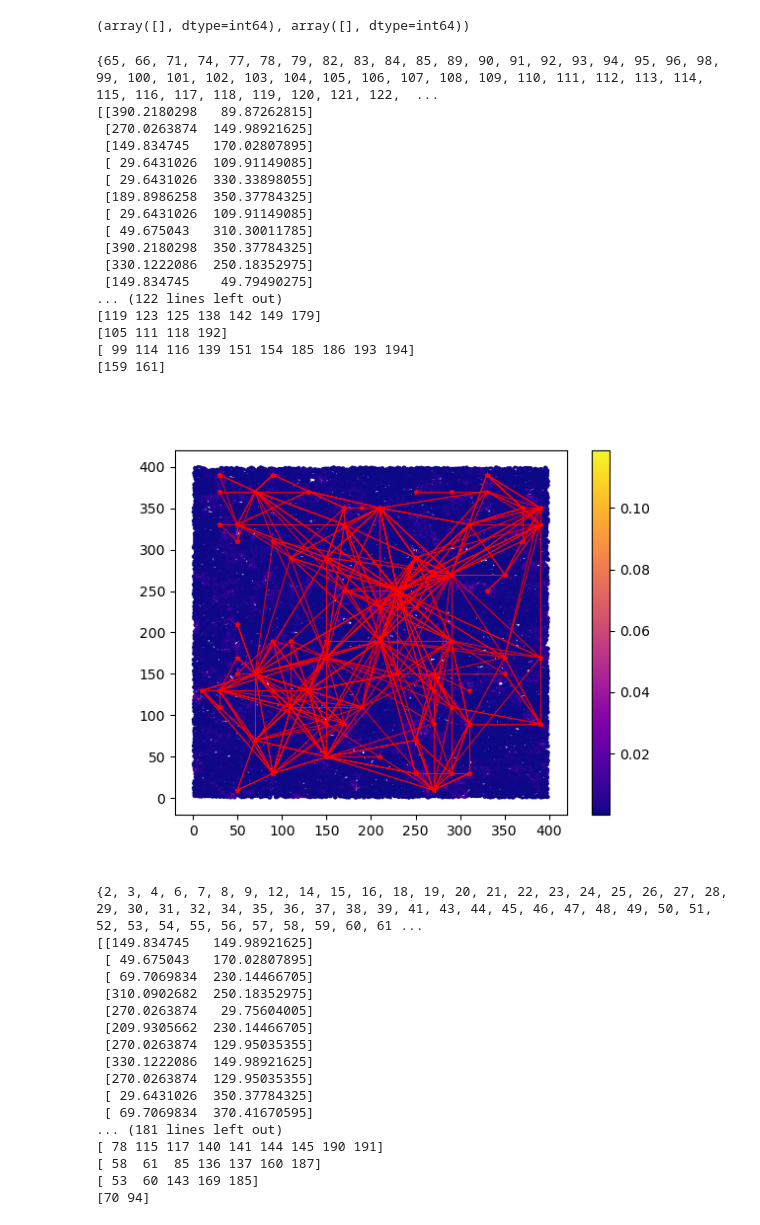
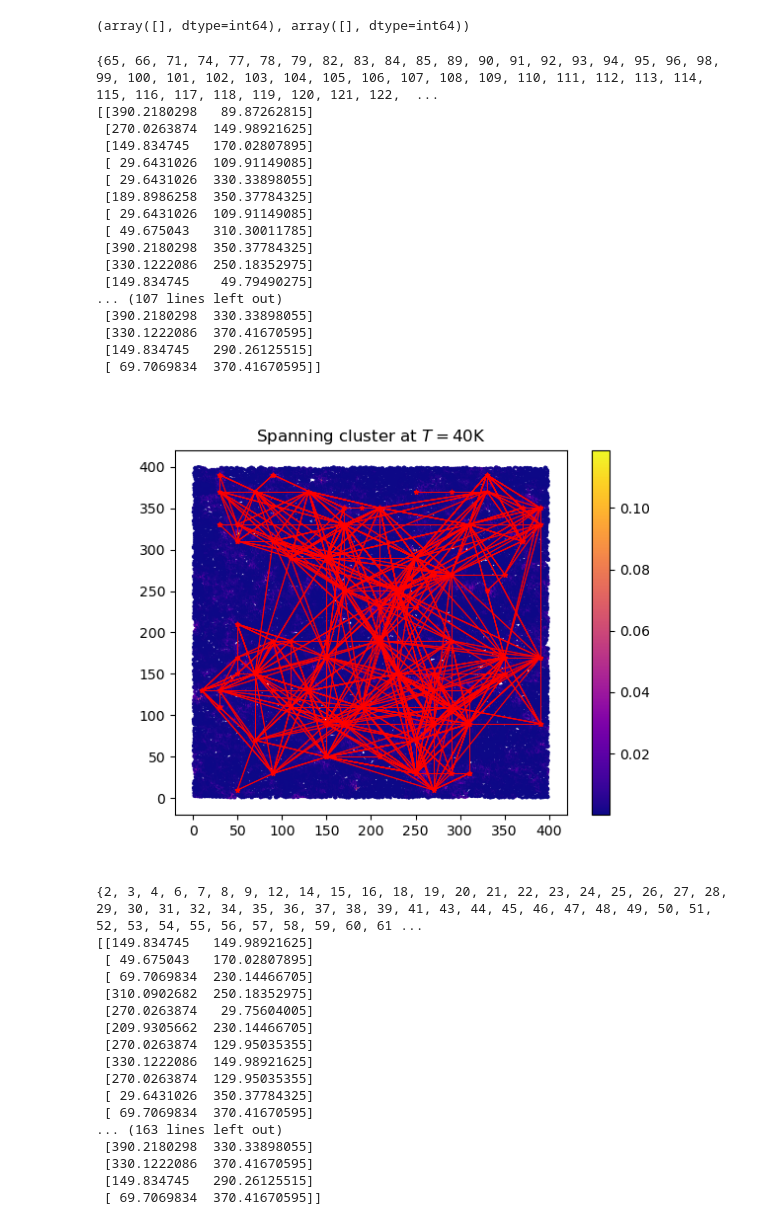
Before and after one commit to ngastellu/percolate_mac, a Jupyter notebook: analysis.ipynb, the cells around one changed output. Drawn from its saved outputs; the diff is of its cells as text; code cells hidden in the pictures.

```diff
--- a/analysis.ipynb
+++ b/analysis.ipynb
@@ -271,5 +283,5 @@ plt.show()
 # %%
-from percolate import plot_cluster, generate_site_list
+from percolate import plot_cluster_brute_force, generate_site_list
 from qcnico.coords_io import read_xsf
 
 def get_data(run_ind,temp,datadir):
@@ -282,6 +294,10 @@ def get_data(run_ind,temp,datadir):
     fo.close()
     return dat
 
+posdir = path.join(path.dirname(datadir), 'structures')
+Mdir = path.join(path.dirname(datadir), 'MOs_ARPACK')
+edir = path.join(path.dirname(datadir), 'eARPACK')
+
 tiny_cluster_inds = np.vstack((sizes == 2).nonzero())
 print(tiny_cluster_inds)
 
@@ -290,17 +306,15 @@ gr_inds = np.array(gr_inds)
 tiny_cluster_structures = gr_inds[np.unique(tiny_cluster_inds[0])]
 #print(tiny_cluster_structures)
 
-posdir = path.join(path.dirname(datadir), 'structures')
-Mdir = path.join(path.dirname(datadir), 'MOs_ARPACK')
-edir = path.join(path.dirname(datadir), 'eARPACK')
-
 for nn in tiny_cluster_structures:
     T_ind = tiny_cluster_inds[1,(tiny_cluster_structures == nn).nonzero()[0][0]]
     print(T_ind)
     posfile = path.join(posdir,f'bigMAC-{nn}_relaxed.xsf')
     Mfile = path.join(Mdir,f'MOs_ARPACK_bigMAC-{nn}.npy')
     efile = path.join(edir, f'eARPACK_bigMAC-{nn}.npy')
+    ccfile = path.join(datadir,'cc.npy')
     M = np.load(Mfile)
+    centres = np.load(ccfile)
     energies = np.load(efile)
     T = temps[T_ind]
     dat = get_data(nn,T,datadir)
@@ -309,7 +323,7 @@ for nn in tiny_cluster_structures:
     A = dat[2]
     pos, _ = read_xsf(posfile)
     centres, ee, MOinds = generate_site_list(pos, M, energies)
-    plot_cluster(c,pos,M,A,show_densities=True, dotsize=1.0, usetex=False, show=True, centers=centres, inds=MOinds,rel_center_size=10.0)
+    plot_cluster_brute_force(c,pos,M,A,show_densities=True, dotsize=1.0, usetex=False, show=True, centers=centres, inds=MOinds,rel_center_size=10.0)
 # %% [output]
 []
 # %%
@@ -318,38 +332,44 @@ print(np.where(sizes==0))
 (array([], dtype=int64), array([], dtype=int64))
 # %%
 nn = 2
-for T in [40,430]:
+for T in [40,400]:
     posfile = path.join(posdir,f'bigMAC-{nn}_relaxed.xsf')
     Mfile = path.join(Mdir,f'MOs_ARPACK_bigMAC-{nn}.npy')
     efile = path.join(edir, f'eARPACK_bigMAC-{nn}.npy')
+    ccfile = path.join(datadir,f'sample-{nn}','cc.npy')
+    iifile = path.join(datadir,f'sample-{nn}','ii.npy')
     M = np.load(Mfile)
+    centres = np.load(ccfile)
+    MOinds = np.load(iifile)
     energies = np.load(efile)
     dat = get_data(nn,T,datadir)
     c = dat[0][0]
     print(c)
     A = dat[2]
     pos, _ = read_xsf(posfile)
-    centres, ee, MOinds = generate_site_list(pos, M, energies)
-    plot_cluster(c,pos,M,A,show_densities=True, dotsize=1.0, usetex=False, show=True, centers=centres, inds=MOinds,rel_center_size=10.0)
+    fig, ax = plt.subplots()
+    plot_cluster_brute_force(c,pos,M,A,show_densities=True, dotsize=1.0, usetex=False, show=False, centers=centres, inds=MOinds,rel_center_size=10.0,plt_objs=(fig,ax))
+    ax.set_title('Spanning cluster at $T = %d$K'%T)
+    plt.show()
 # %% [output]
 {65, 66, 71, 74, 77, 78, 79, 82, 83, 84, 85, 89, 90, 91, 92, 93, 94, 95, 96, 98, 99, 100, 101, 102, 103, 104, 105, 106, 107, 108, 109, 110, 111, 112, 113, 114, 115, 116, 117, 118, 119, 120, 121, 122,  ...
 [[390.2180298   89.87262815]
  [270.0263874  149.98921625]
  [149.834745   170.02807895]
  [ 29.6431026  109.91149085]
  [ 29.6431026  330.33898055]
  [189.8986258  350.37784325]
  [ 29.6431026  109.91149085]
  [ 49.675043   310.30011785]
  [390.2180298  350.37784325]
  [330.1222086  250.18352975]
  [149.834745    49.79490275]
-... (122 lines left out)
-[119 123 125 138 142 149 179]
-[105 111 118 192]
-[ 99 114 116 139 151 154 185 186 193 194]
-[159 161]
+... (107 lines left out)
+ [390.2180298  330.33898055]
+ [330.1222086  370.41670595]
+ [149.834745   290.26125515]
+ [ 69.7069834  370.41670595]]
-[figure, old version]
+[figure, new version]
 {2, 3, 4, 6, 7, 8, 9, 12, 14, 15, 16, 18, 19, 20, 21, 22, 23, 24, 25, 26, 27, 28, 29, 30, 31, 32, 34, 35, 36, 37, 38, 39, 41, 43, 44, 45, 46, 47, 48, 49, 50, 51, 52, 53, 54, 55, 56, 57, 58, 59, 60, 61 ...
 [[149.834745   149.98921625]
  [ 49.675043   170.02807895]
@@ -362,8 +382,8 @@ for T in [40,430]:
  [270.0263874  129.95035355]
  [ 29.6431026  350.37784325]
  [ 69.7069834  370.41670595]
-... (181 lines left out)
-[ 78 115 117 140 141 144 145 190 191]
-[ 58  61  85 136 137 160 187]
-[ 53  60 143 169 185]
-[70 94]
+... (163 lines left out)
+ [390.2180298  330.33898055]
+ [330.1222086  370.41670595]
+ [149.834745   290.26125515]
+ [ 69.7069834  370.41670595]]
```
Also changed, not shown: parts of 12 cells of this notebook, 31 other files.
